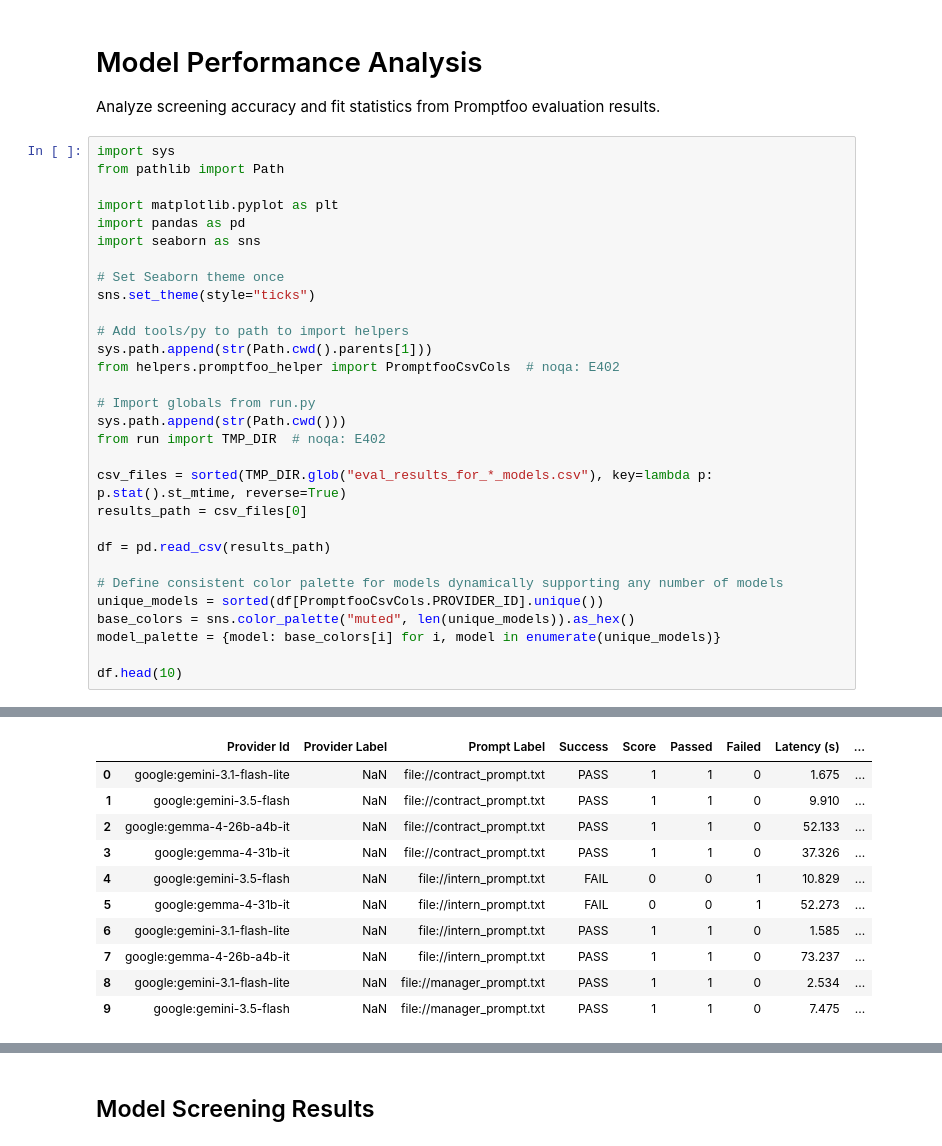
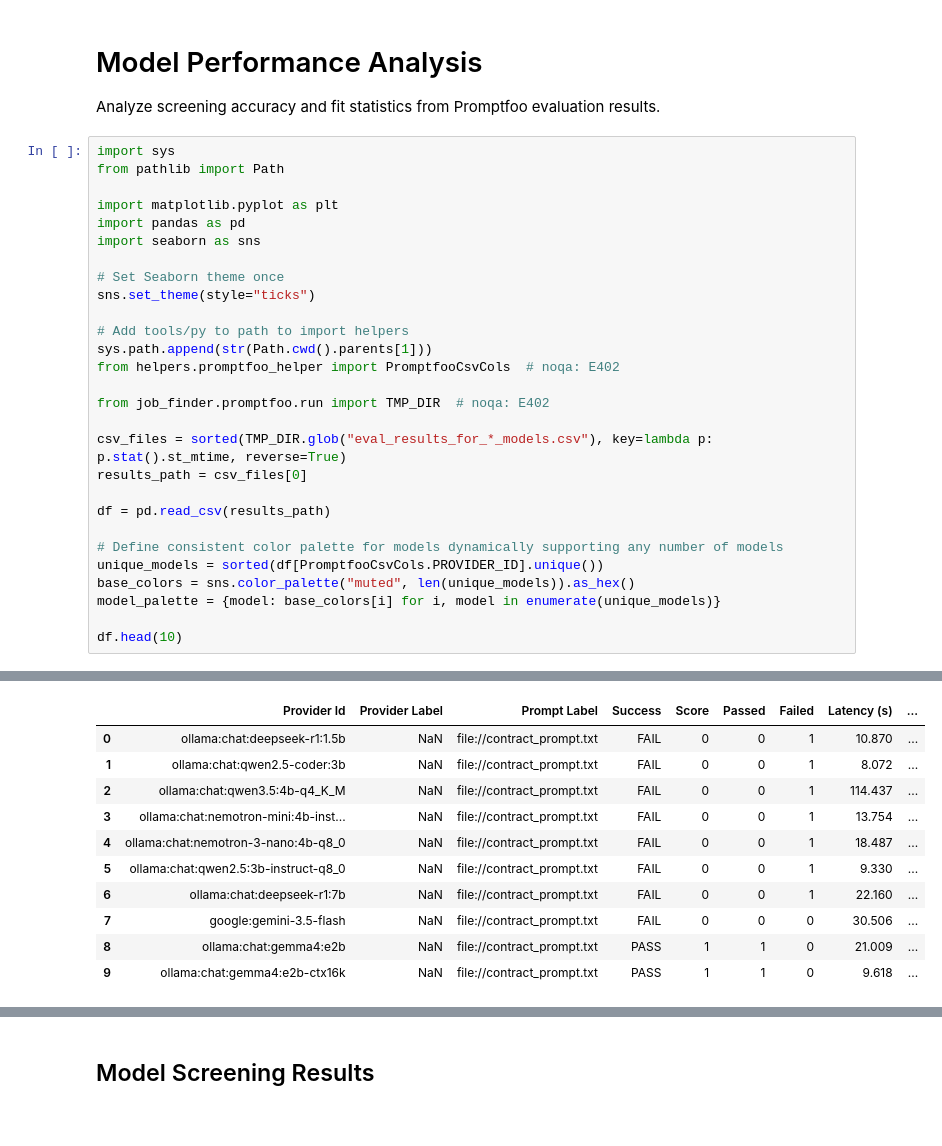
Before and after one commit to kirillstrelkov/job-hunt, a Jupyter notebook: tools/py/job_finder/promptfoo/models_analys.ipynb, the cells around one changed output, grey strips where cells are left out. Drawn from its saved outputs; the diff is of its cells as text.

Commit message:
test: update analysis notebook and prompt runner with ollama model benchmarks

```diff
--- a/tools/py/job_finder/promptfoo/models_analys.ipynb
+++ b/tools/py/job_finder/promptfoo/models_analys.ipynb
@@ -16,9 +16,7 @@ sns.set_theme(style="ticks")
 sys.path.append(str(Path.cwd().parents[1]))
 from helpers.promptfoo_helper import PromptfooCsvCols  # noqa: E402
 
-# Import globals from run.py
-sys.path.append(str(Path.cwd()))
-from run import TMP_DIR  # noqa: E402
+from job_finder.promptfoo.run import TMP_DIR  # noqa: E402
 
 csv_files = sorted(TMP_DIR.glob("eval_results_for_*_models.csv"), key=lambda p: p.stat().st_mtime, reverse=True)
 results_path = csv_files[0]
@@ -35,14 +34,14 @@ df.head(10)
 |  | Provider Id | Provider Label | Prompt Label | Success | Score | Passed | Failed | Latency (s) | ... |
-| 0 | google:gemini-3.1-flash-lite | NaN | file://contract_prompt.txt | PASS | 1 | 1 | 0 | 1.675 | ... |
-| 1 | google:gemini-3.5-flash | NaN | file://contract_prompt.txt | PASS | 1 | 1 | 0 | 9.910 | ... |
-| 2 | google:gemma-4-26b-a4b-it | NaN | file://contract_prompt.txt | PASS | 1 | 1 | 0 | 52.133 | ... |
-| 3 | google:gemma-4-31b-it | NaN | file://contract_prompt.txt | PASS | 1 | 1 | 0 | 37.326 | ... |
-| 4 | google:gemini-3.5-flash | NaN | file://intern_prompt.txt | FAIL | 0 | 0 | 1 | 10.829 | ... |
-| 5 | google:gemma-4-31b-it | NaN | file://intern_prompt.txt | FAIL | 0 | 0 | 1 | 52.273 | ... |
-| 6 | google:gemini-3.1-flash-lite | NaN | file://intern_prompt.txt | PASS | 1 | 1 | 0 | 1.585 | ... |
-| 7 | google:gemma-4-26b-a4b-it | NaN | file://intern_prompt.txt | PASS | 1 | 1 | 0 | 73.237 | ... |
-| 8 | google:gemini-3.1-flash-lite | NaN | file://manager_prompt.txt | PASS | 1 | 1 | 0 | 2.534 | ... |
-| 9 | google:gemini-3.5-flash | NaN | file://manager_prompt.txt | PASS | 1 | 1 | 0 | 7.475 | ... |
+| 0 | ollama:chat:deepseek-r1:1.5b | NaN | file://contract_prompt.txt | FAIL | 0 | 0 | 1 | 10.870 | ... |
+| 1 | ollama:chat:qwen2.5-coder:3b | NaN | file://contract_prompt.txt | FAIL | 0 | 0 | 1 | 8.072 | ... |
+| 2 | ollama:chat:qwen3.5:4b-q4_K_M | NaN | file://contract_prompt.txt | FAIL | 0 | 0 | 1 | 114.437 | ... |
+| 3 | ollama:chat:nemotron-mini:4b-inst... | NaN | file://contract_prompt.txt | FAIL | 0 | 0 | 1 | 13.754 | ... |
+| 4 | ollama:chat:nemotron-3-nano:4b-q8_0 | NaN | file://contract_prompt.txt | FAIL | 0 | 0 | 1 | 18.487 | ... |
+| 5 | ollama:chat:qwen2.5:3b-instruct-q8_0 | NaN | file://contract_prompt.txt | FAIL | 0 | 0 | 1 | 9.330 | ... |
+| 6 | ollama:chat:deepseek-r1:7b | NaN | file://contract_prompt.txt | FAIL | 0 | 0 | 1 | 22.160 | ... |
+| 7 | google:gemini-3.5-flash | NaN | file://contract_prompt.txt | FAIL | 0 | 0 | 0 | 30.506 | ... |
+| 8 | ollama:chat:gemma4:e2b | NaN | file://contract_prompt.txt | PASS | 1 | 1 | 0 | 21.009 | ... |
+| 9 | ollama:chat:gemma4:e2b-ctx16k | NaN | file://contract_prompt.txt | PASS | 1 | 1 | 0 | 9.618 | ... |
 # %%
 # Generate summary table: Pass, Fail, Total, Success Rate (%)
 summary = (
```
Also changed, not shown: parts of 8 cells of this notebook, 1 other file.
